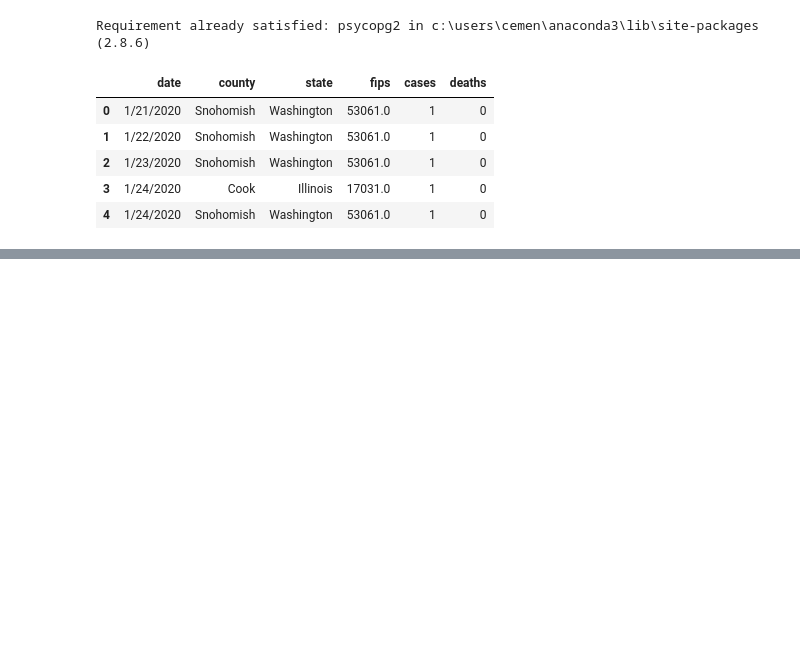
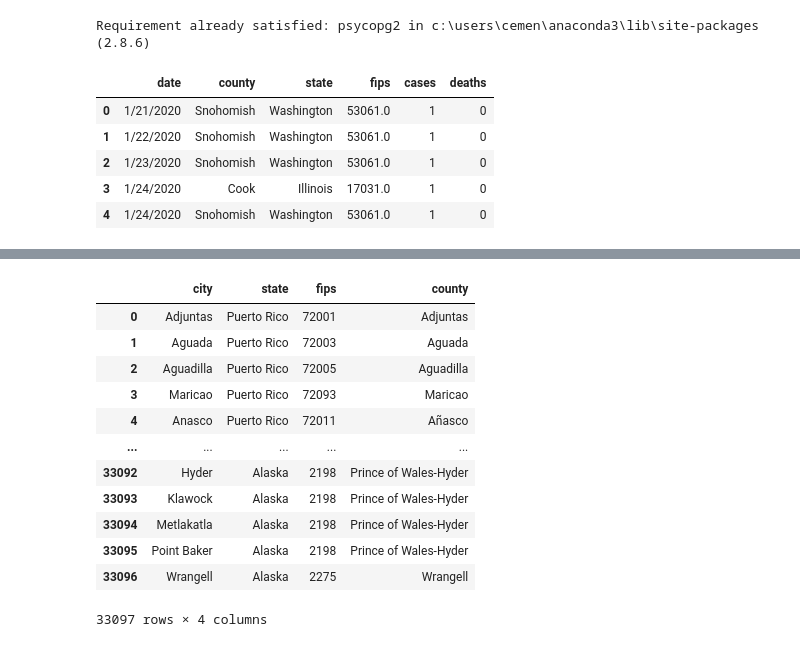
Before and after one commit to Amelchristy/Covid-19-vs-Housing-Prices, a Jupyter notebook: Untitled.ipynb, the cells around one changed output, grey strips where cells are left out. Drawn from its saved outputs; the diff is of its cells as text; code cells hidden in the pictures; blank space fills up the shorter version.

```diff
--- a/Untitled.ipynb
+++ b/Untitled.ipynb
@@ -180,0 +207,17 @@ FileNotFoundError: [Errno 2] File C:/Users/Cemen/OneDrive/Documents/GitHub/Proje
+# %%
+Zipcode_fips =Zipcode_df.drop(columns=['zip', 'lat','lng','state_id','parent_zcta','population','density','county_weights','county_names_all','county_fips_all','imprecise','military','timezone','zcta'])
+Zipcode_fips
+# %% [output]
+|  | city | state | fips | county |
+| 0 | Adjuntas | Puerto Rico | 72001 | Adjuntas |
+| 1 | Aguada | Puerto Rico | 72003 | Aguada |
+| 2 | Aguadilla | Puerto Rico | 72005 | Aguadilla |
+| 3 | Maricao | Puerto Rico | 72093 | Maricao |
+| 4 | Anasco | Puerto Rico | 72011 | Añasco |
+| ... | ... | ... | ... | ... |
+| 33092 | Hyder | Alaska | 2198 | Prince of Wales-Hyder |
+| 33093 | Klawock | Alaska | 2198 | Prince of Wales-Hyder |
+| 33094 | Metlakatla | Alaska | 2198 | Prince of Wales-Hyder |
+| 33095 | Point Baker | Alaska | 2198 | Prince of Wales-Hyder |
+| 33096 | Wrangell | Alaska | 2275 | Wrangell |
+33097 rows × 4 columns
```
Also changed, not shown: parts of 5 cells of this notebook.
